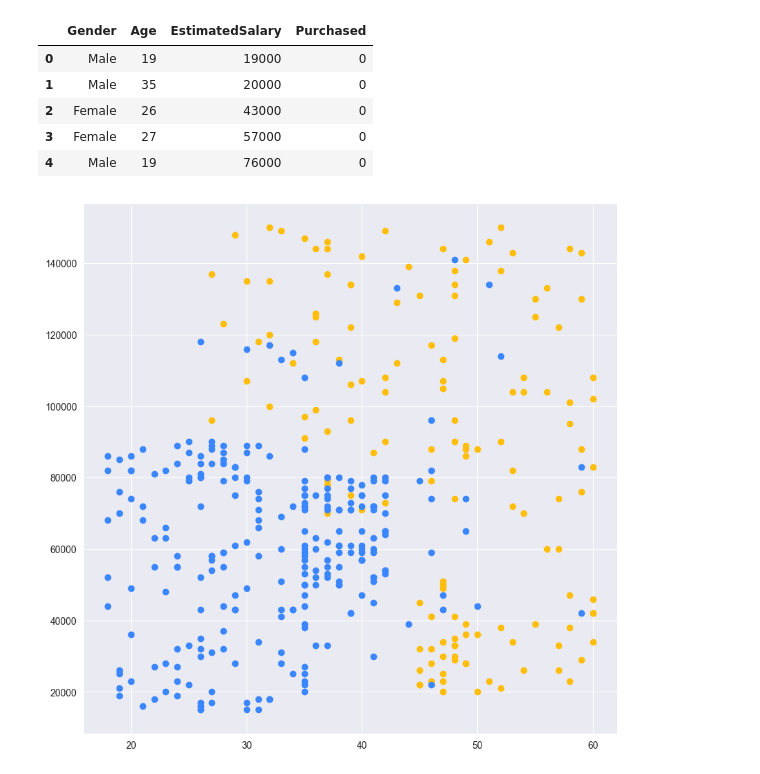
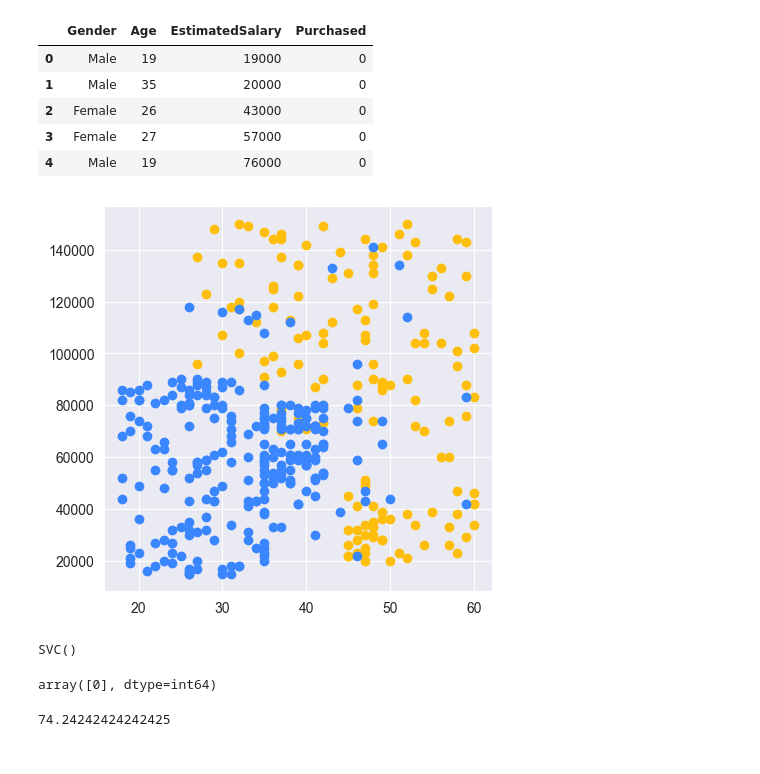
Before and after one commit to RndmCodeGuy20/MLLab, a Jupyter notebook: Practical 8/SVMonSUV.ipynb, the cells around one changed output. Cells and saved outputs as stored; diff of their text form; code cells hidden in the pictures.

```diff
--- a/Practical 8/SVMonSUV.ipynb
+++ b/Practical 8/SVMonSUV.ipynb
@@ -26,13 +29,13 @@ suv_df.head()
 | 3 | Female | 27 | 57000 | 0 |
 | 4 | Male | 19 | 76000 | 0 |
 # %%
-plt.figure(figsize=(10, 10))
+plt.figure(figsize=(5, 5))
 
 plt.scatter(suv_df["Age"].loc[suv_df["Purchased"] == 1], suv_df["EstimatedSalary"].loc[suv_df["Purchased"] == 1],
             color=colors["Amber"])
 plt.scatter(suv_df["Age"].loc[suv_df["Purchased"] == 0], suv_df["EstimatedSalary"].loc[suv_df["Purchased"] == 0],
             color=colors["Azure"])
 
 plt.show()
 # %% [output]
-[figure, old version]
+[figure, new version]
@@ -38,0 +51,12 @@ plt.show()
+# %%
+svm.fit(X_train, y_train)
+# %% [output]
+SVC()
+# %%
+svm.predict([[35, 20000]])
+# %% [output]
+array([0], dtype=int64)
+# %%
+accuracy_score(svm.predict(X_test), y_test) * 100
+# %% [output]
+74.24242424242425
```
Also changed, not shown: parts of 10 cells of this notebook, 1 other file.
